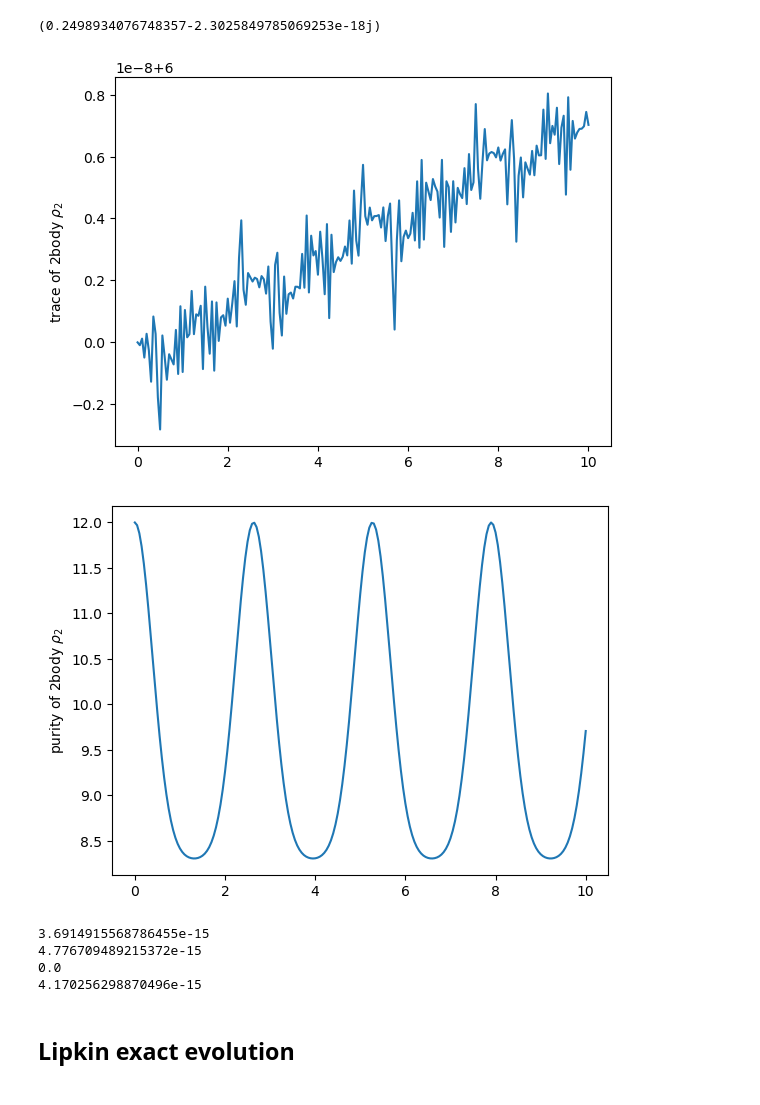
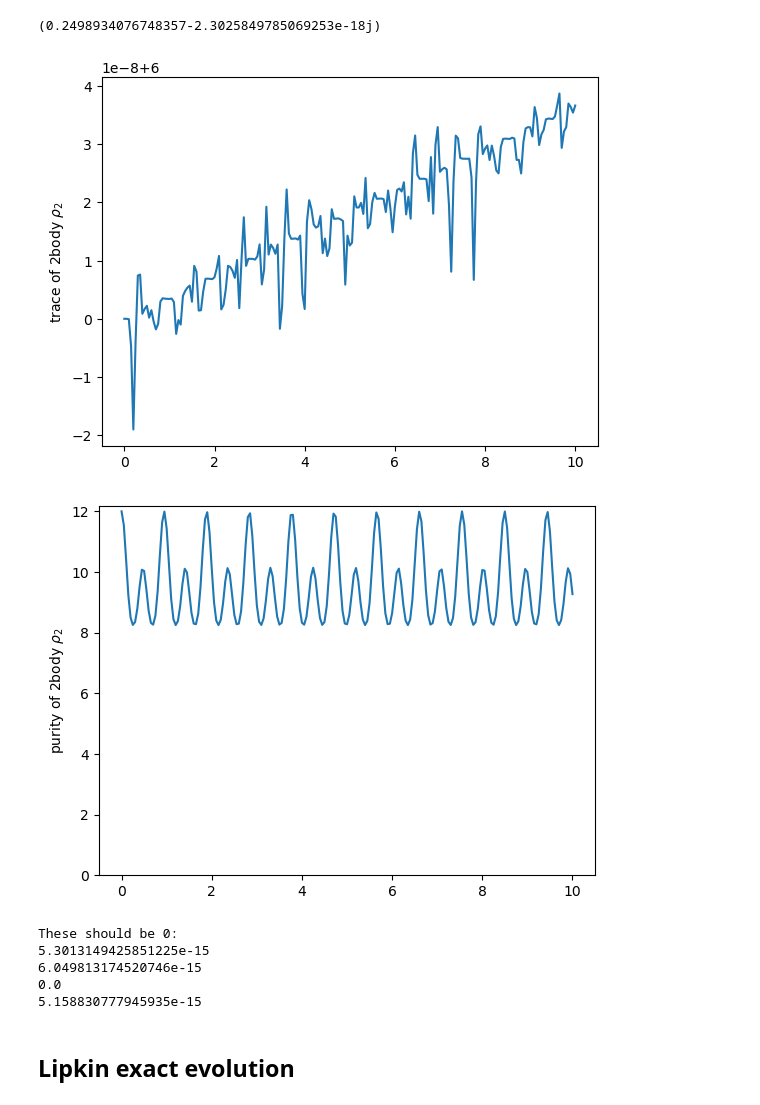
Before and after one commit to annabirke/Honours_entangle_magic, a Jupyter notebook: TDDM_Lipkin_6August.ipynb, the cells around one changed output. Drawn from its saved outputs; the diff is of its cells as text; code cells hidden in the pictures.

```diff
--- a/TDDM_Lipkin_6August.ipynb
+++ b/TDDM_Lipkin_6August.ipynb
@@ -33,7 +33,9 @@ def antisym_3_full_t(X):
     antisym = []
     for t in range(X.shape[-1]):
         antisym.append(antisym_3_ket(antisym_3_bra(X[:,:,:,:,:,:,t])))
-    return np.array(antisym)   # bra then ket (order doesn't matter, they commute)
+    antisym = np.array(antisym)
+    antisym = np.einsum('tijklmn->ijklmnt',antisym)
+    return antisym   # bra then ket (order doesn't matter, they commute)
 
 def h0():
     h0 = np.zeros((2*P,2*P),dtype=complex)
@@ -46,10 +48,10 @@ def h0():
 
 def v():
     v = np.zeros((2*P,2*P,2*P,2*P),dtype=complex)
-    for i in range(-P,P):
-        for j in range(-P,P):
-            if (i >= 0) == (j >= 0): # only when i and j are both the same sign, eg if false == false and if true == true
-                v[i+P, j+P, -i-1+P, -j-1+P] = -V/2
+    for i in range(P): # 0,1,2
+        for j in range(P):
+            v[i+P, j+P, i, j] = -V/2
+            v[i, j, i+P, j+P] = -V/2
     v = v.reshape(4*P**2,4*P**2)
     return v
 
@@ -65,24 +67,32 @@ def TDHF(t,y):
             h0[i+P,i+P] = eps/2 * np.sign(i)
 
     v = np.zeros((2*P,2*P,2*P,2*P),dtype=complex)
-    for i in range(-P,P):
-        for j in range(-P,P):
-            if (i >= 0) == (j >= 0): # only when i and j are both the same sign, eg if false == false and if true == true
-                v[i+P, j+P, -i-1 +P, -j-1 +P] = -V/2
+    for i in range(P): # 0,1,2
+        for j in range(P):
+            v[i+P, j+P, i, j] = -V/2
+            v[i, j, i+P, j+P] = -V/2
     v = v.reshape(4*P**2,4*P**2)
 
     d_rho += comm(h0,rho)
 
     rhorho = np.kron(rho,rho).reshape(2*P,2*P,2*P,2*P) # axis 0,2 is particle 1, axis 1,3 is particle 2.
     # now make the antisymmetrised 2body density
-    arho12 = rhorho - np.einsum('ijkl->ijlk',rhorho) # swap second axis of the two particles ie axes 2 and 3
-    arho12 = arho12.reshape(4*P**2,4*P**2)
+    arho12 = ( rhorho - np.einsum('ijkl->ijlk',rhorho) ).reshape(4*P**2,4*P**2) # swap second axis of the two particles ie axes 2 and 3
+
     comm2 = comm(v,arho12)
-    tr2 = np.trace(comm2.reshape(2*P,2*P,2*P,2*P), axis1=1, axis2=3)
+    tr2 = np.einsum('ijkj->ik', comm2.reshape(2*P,2*P,2*P,2*P))
     d_rho += tr2
 
     d_rho = -1j*d_rho
     return d_rho.ravel()
+
+def tdhf_terms(rho):
+    termh0 = comm(h0(),rho)
+    rhorho = np.kron(rho,rho).reshape(2*P,2*P,2*P,2*P) # axis 0,2 is particle 1, axis 1,3 is particle 2.
+    arho12 = ( rhorho - np.einsum('ijkl->ijlk',rhorho) ).reshape(4*P**2,4*P**2) # swap second axis of the two particles ie axes 2 and 3
+    comm2 = comm(v(),arho12)
+    termv = np.einsum('ijkj->ik', comm2.reshape(2*P,2*P,2*P,2*P))
+    return termh0, termv
 
 
 # """
@@ -152,10 +162,10 @@ def TDDM(t,y):
             h0[i+P,i+P] = eps/2 * np.sign(i)
 
     v = np.zeros((2*P,2*P,2*P,2*P),dtype=complex)
-    for i in range(-P,P):
-        for j in range(-P,P):
-            if (i >= 0) == (j >= 0): # only when i and j are both the same sign, eg if false == false and if true == true
-                v[i+P, j+P, -i-1+P, -j-1+P] = -V/2
+    for i in range(P): # 0,1,2
+        for j in range(P):
+            v[i+P, j+P, i, j] = -V/2
+            v[i, j, i+P, j+P] = -V/2
     v = v.reshape(4*P**2,4*P**2)
 
     # full hamiltonian, is 2body:
@@ -401,41 +408,42 @@ Check purity
 """
 # this was purity of 1body rho
 # rhosq = np.einsum("ijt,jkt->ikt",rho_soln,rho_soln)
 # plt.plot(t_list,np.trace(rhosq, axis1=0,axis2=1))
 # plt.show()
 
 # trace of twobody rho
 # factor of 4 so that trace of rho12 is 1
 plt.plot(soln.t,np.trace(rho2_soln,axis1=0,axis2=1))
 plt.ylabel(r'trace of 2body $\rho_2$')
 plt.show()
 
 # purity of twobody rho
 # factor of 16 so that trace of rho12 is 1 (a factor of 4 each)
 plt.plot(soln.t,np.trace(   np.einsum('ijt,jkt->ikt',rho2_soln,rho2_soln)    ,axis1=0,axis2=1))
 # plt.ylim(0,10)
 plt.ylabel(r'purity of 2body $\rho_2$')
+plt.ylim(0,None)
 plt.show()
 
 # # trace of twobody correlation
 # plt.plot(soln.t,np.trace(c_soln,axis1=0,axis2=1))
 # plt.ylabel(r'trace of 2body $c_2$')
 # plt.show()
 
 # # purity of correlation part only
 # plt.plot(soln.t,np.trace(    np.einsum('ijt,jkt->ikt',c_soln,c_soln)    ,axis1=0,axis2=1))
 # # plt.ylim(-1,10)
 # plt.ylabel(r'purity of 2body correlation $c_2$')
 # plt.show()
 # %% [output]
-[figure, old version]
+[figure, new version]
-[figure, old version]
+[figure, new version]
 # %%
 """
 Check if the density matrix stays hermitian
 It does
 """
-
+print('These should be 0:')
 dI2 = rho2_soln - rho2_soln.conj().transpose(1,0,2)
 print(dI2.real.max())
 print(dI2.imag.max())
@@ -444,10 +452,11 @@ dI1 = rho_soln - rho_soln.conj().transpose(1,0,2)
 print(dI1.real.max())
 print(dI1.imag.max())
 # %% [output]
-3.6914915568786455e-15
-4.776709489215372e-15
+These should be 0:
+5.3013149425851225e-15
+6.049813174520746e-15
 0.0
-4.170256298870496e-15
+5.158830777945935e-15
 # %% [markdown]
 ## Lipkin exact evolution ##
 # %%
```
Also changed, not shown: parts of 10 cells of this notebook, 3 other files.
